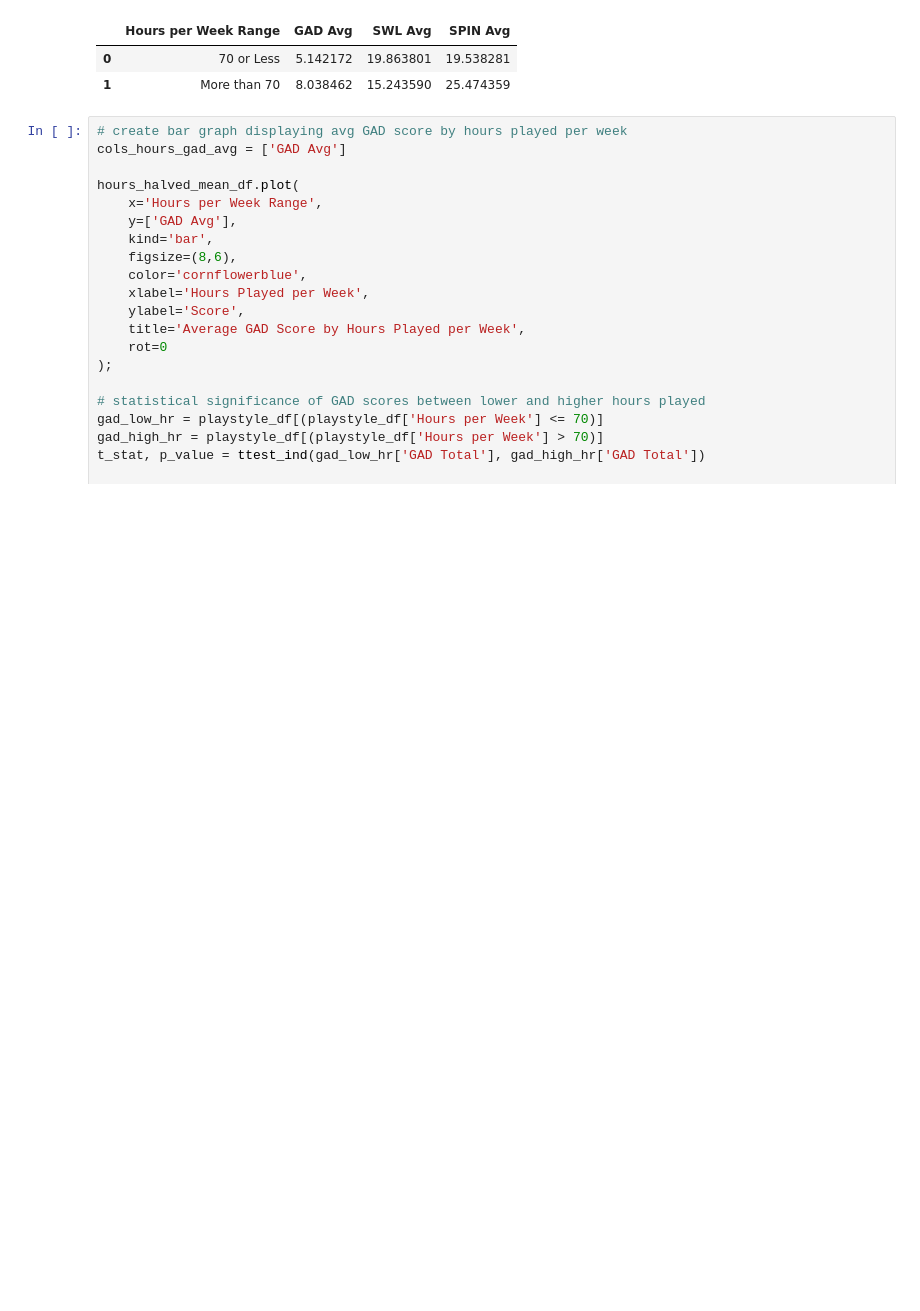
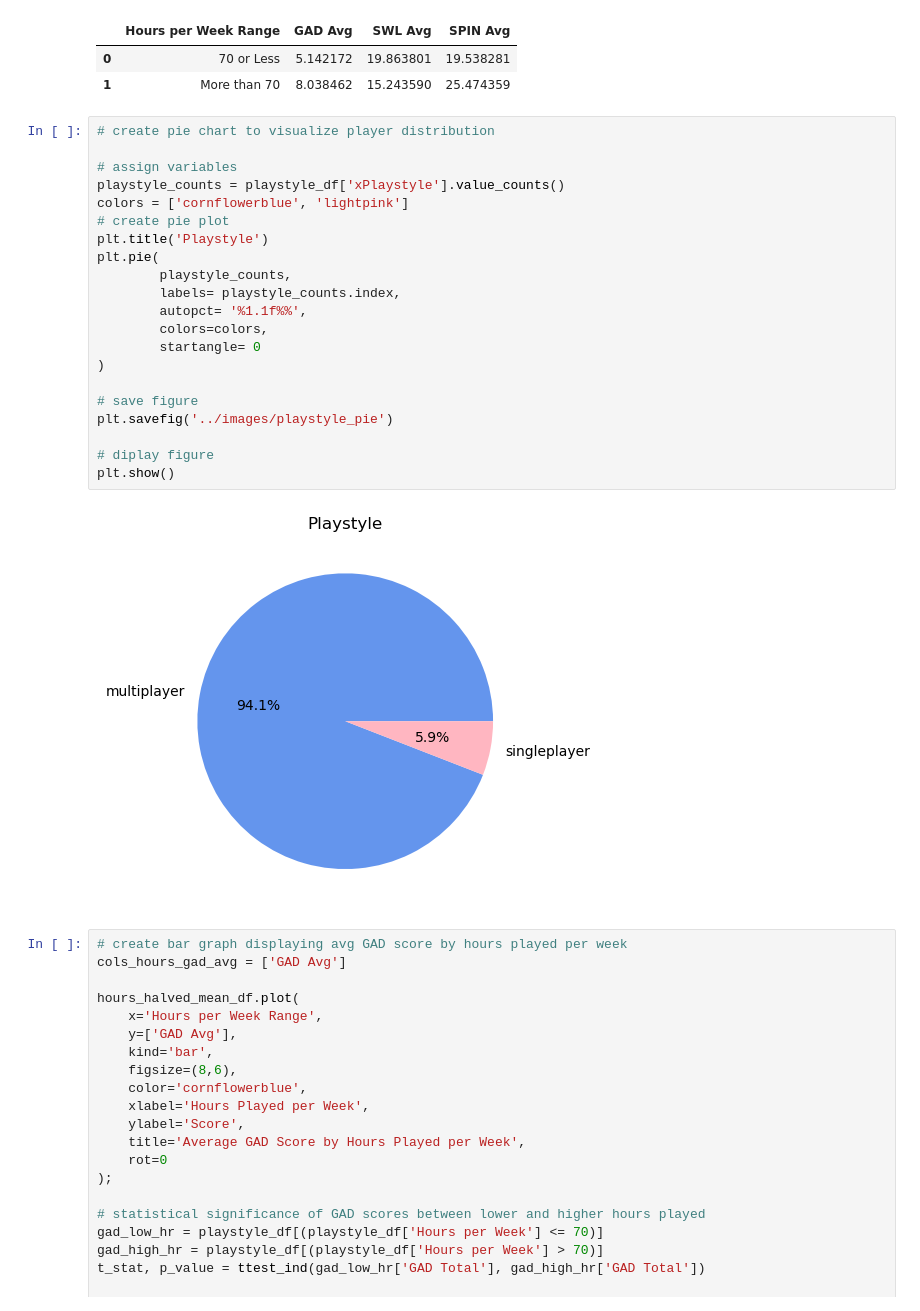
Before and after one commit to ComfyKoala/Project_1_Group_1, a Jupyter notebook: kaitlyns_analysis/kaitlyns_analysis_clean.ipynb, the cells around one changed output. Saved outputs shown, nothing was run; the diff lists cells and outputs as text; blank space fills up the shorter version.

Commit message:
added additional image

```diff
--- a/kaitlyns_analysis/kaitlyns_analysis_clean.ipynb
+++ b/kaitlyns_analysis/kaitlyns_analysis_clean.ipynb
@@ -209,6 +209,29 @@ hours_halved_mean_df.head()
 |  | Hours per Week Range | GAD Avg | SWL Avg | SPIN Avg |
 | 0 | 70 or Less | 5.142172 | 19.863801 | 19.538281 |
 | 1 | More than 70 | 8.038462 | 15.243590 | 25.474359 |
+# %%
+# create pie chart to visualize player distribution
+
+# assign variables
+playstyle_counts = playstyle_df['xPlaystyle'].value_counts()
+colors = ['cornflowerblue', 'lightpink']
+# create pie plot
+plt.title('Playstyle')
+plt.pie(
+        playstyle_counts,
+        labels= playstyle_counts.index,
+        autopct= '%1.1f%%',
+        colors=colors,
+        startangle= 0
+)
+
+# save figure
+plt.savefig('../images/playstyle_pie')
+
+# diplay figure
+plt.show()
+# %% [output]
+[figure, added]
 # %%
 # create bar graph displaying avg GAD score by hours played per week
 cols_hours_gad_avg = ['GAD Avg']
```
Also changed, not shown: 1 other file.
